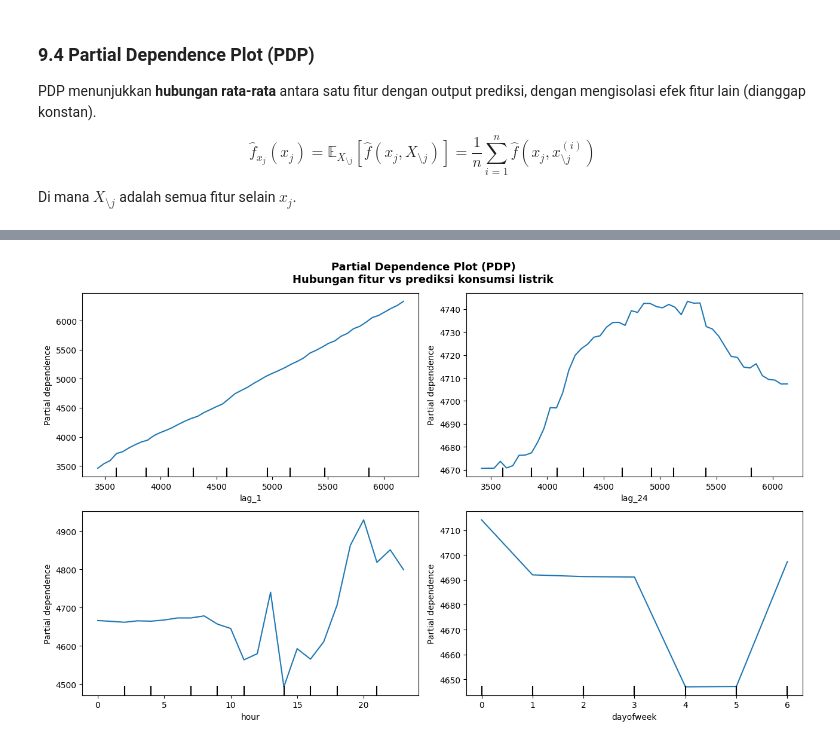
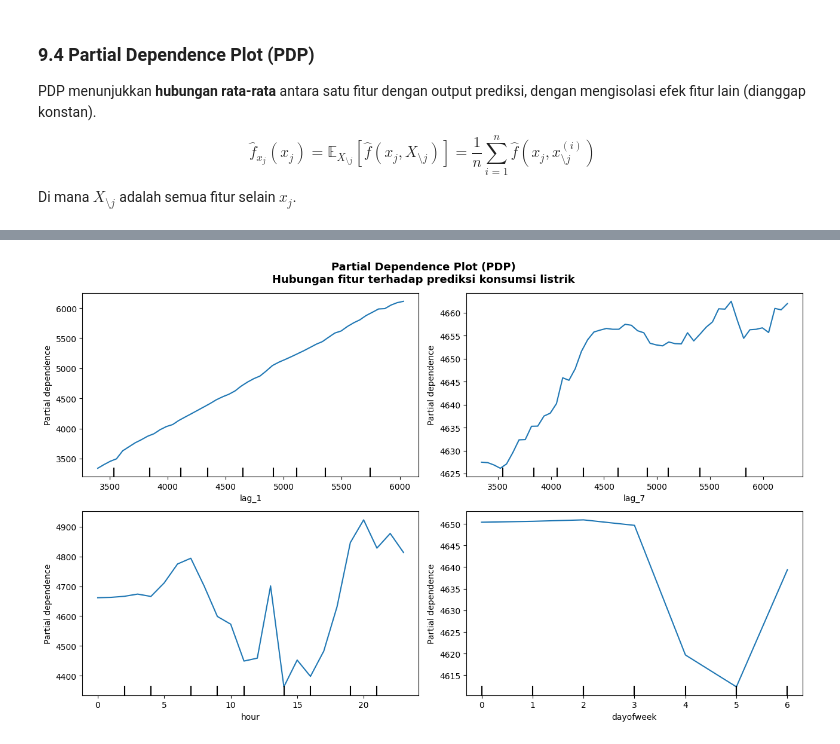
Before and after one commit to fathulamin987/Pendata, a Jupyter notebook: _sources/analisis.ipynb, the cells around one changed output, grey strips where cells are left out. Drawn from its saved outputs; the diff is of its cells as text; code cells hidden in the pictures.

```diff
--- a/_sources/analisis.ipynb
+++ b/_sources/analisis.ipynb
@@ -249,7 +338,7 @@ Di mana $f$ adalah **LightGBM Regressor** (gradient boosted trees).
 from skforecast.recursive import ForecasterRecursive
 from lightgbm import LGBMRegressor
 
-# Model menggunakan 24 lag (24 jam sebelumnya) sebagai input prediksi
+# Model menggunakan 7 lag (7 langkah sebelumnya) sebagai input
 forecaster = ForecasterRecursive(
     LGBMRegressor(
         n_estimators   = 500,
@@ -258,17 +347,18 @@ forecaster = ForecasterRecursive(
         random_state   = 42,
         verbose        = -1
     ),
-    lags = 24
+    lags = 7
 )
 
-# Menambahkan fitur waktu sebagai variabel pendukung (exogenous)
-exog_cols = ['hour', 'dayofweek', 'month']
+# KUNCI PERUBAHAN: Masukkan 'Temperature' ke dalam list variabel pendukung (exogenous)
+exog_cols = ['hour', 'dayofweek', 'month', 'Temperature']
 
+# Melatih model dengan menyertakan fitur Temperature
 forecaster.fit(
     y    = data_train['Demand'],
     exog = data_train[exog_cols]
 )
 
-print("Forecaster berhasil dilatih!")
+print("Forecaster dengan Lag 1-7 dan Fitur Temperature berhasil dilatih!")
 print(forecaster)
 # %% [output]
@@ -547,7 +675,7 @@ perm_df = pd.DataFrame({
 
 # Membuat visualisasi hasil Permutation Importance
 fig, ax = plt.subplots(figsize=(10, 7))
-colors = ['#e74c3c' if 'lag' in f else '#2ecc71' for f in perm_df['feature']]
+colors = ["#3c8fe7" if 'lag' in f else "#0fc059" for f in perm_df['feature']]
 
 ax.barh(
     perm_df['feature'],
@@ -559,7 +687,7 @@ ax.barh(
 )
 
 ax.set_xlabel('Penurunan Score (MSE) saat fitur diacak', fontsize=11)
-ax.set_title('Permutation Importance\n(Merah = Lag | Hijau = Exogenous)',
+ax.set_title('Permutation Importance\n(Biru = Lag | Hijau = Exogenous)',
              fontsize=13, fontweight='bold')
 ax.invert_yaxis()
 ax.grid(axis='x', alpha=0.3)
@@ -581,4 +713,7 @@ Di mana $X_{\setminus j}$ adalah semua fitur selain $x_j$.
 # %%
+import matplotlib.pyplot as plt
+from sklearn.inspection import PartialDependenceDisplay
+
 # Mengambil model LightGBM dari forecaster
 if 'regressor' in vars(forecaster):
     internal_model = forecaster.regressor
@@ -586,42 +721,47 @@ elif '_regressor' in vars(forecaster):
     internal_model = forecaster._regressor
 else:
     internal_model = [v for k, v in vars(forecaster).items() if 'Regressor' in type(v).__name__][0]
 
-# Menyiapkan sampel data dan memilih fitur yang akan dianalisis
-X_train_float = X_train.astype('float64')
-
+# Menggunakan data bersih dan sampling untuk PDP
+X_train_float = X_train_clean.astype('float64')
 sample_size = min(1000, len(X_train_float))
 X_sample_pdp = X_train_float.sample(n=sample_size, random_state=42)
 
-top_features = ['lag_1', 'lag_24', 'hour', 'dayofweek']
+# Fitur yang dianalisis
+top_features = ['lag_1', 'lag_7', 'hour', 'dayofweek']
 
-# Membuat visualisasi Partial Dependence Plot (PDP)
+# Membuat grafik PDP 2x2
 fig, axes = plt.subplots(2, 2, figsize=(13, 8))
 axes_flat = axes.ravel()
 
 for i, feature in enumerate(top_features):
     PartialDependenceDisplay.from_estimator(
-        estimator    = internal_model,
-        X            = X_sample_pdp,
-        features     = [feature],
+        estimator=internal_model,
+        X=X_sample_pdp,
+        features=[feature],
         feature_names=X_sample_pdp.columns.tolist(),
-        ax           = axes_flat[i],
+        ax=axes_flat[i],
         grid_resolution=50
     )
 
-# Menambahkan judul dan mempercantik tampilan grafik
+    # Menghapus legenda kosong
+    if axes_flat[i].legend_:
+        axes_flat[i].legend_.set_visible(False)
+
+# Judul utama grafik
 fig.suptitle(
-    'Partial Dependence Plot (PDP)\nHubungan fitur vs prediksi konsumsi listrik',
+    'Partial Dependence Plot (PDP)\nHubungan fitur terhadap prediksi konsumsi listrik',
     fontsize=13,
     fontweight='bold',
     y=0.98
 )
 
+# Styling grafik
 for ax in axes_flat:
     ax.set_ylabel('Prediksi Demand (MW)')
     ax.grid(True, alpha=0.3)
 
 plt.tight_layout()
 plt.show()
 # %% [output]
-[figure, old version]
+[figure, new version]
```
Also changed, not shown: parts of 53 cells of this notebook, 15 other files.
